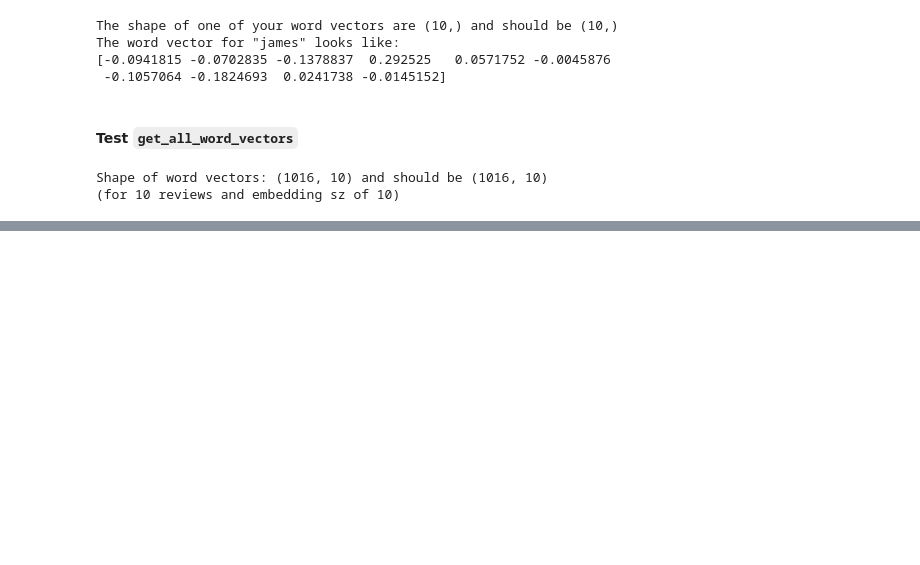
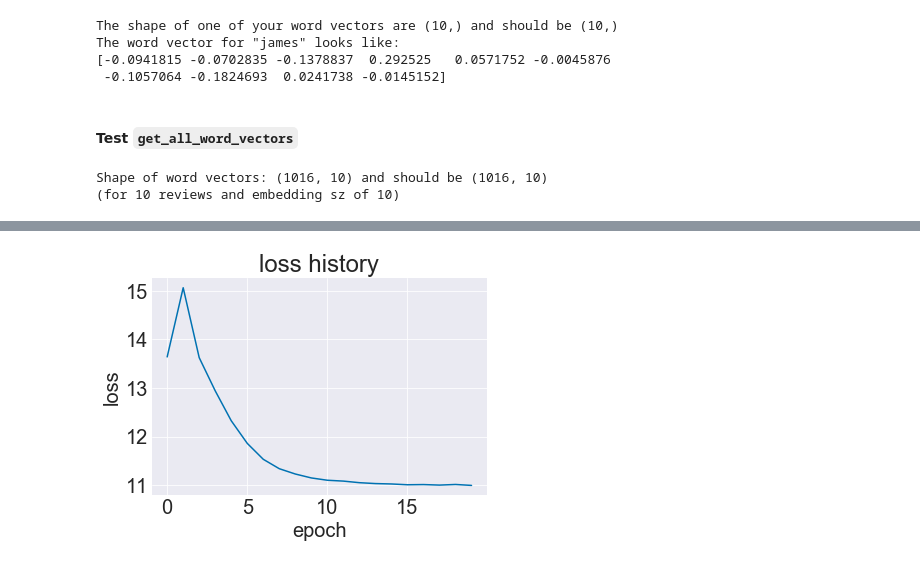
Before and after one commit to ejseal21/NeuralNetworks, a Jupyter notebook: project5/word_embeddings.ipynb, the cells around one changed output, grey strips where cells are left out. Drawn from its saved outputs; the diff is of its cells as text; code cells hidden in the pictures; blank space fills up the shorter version.

```diff
--- a/project5/word_embeddings.ipynb
+++ b/project5/word_embeddings.ipynb
@@ -342,0 +345,23 @@ np.save('results/imdb_word_strings', unique_words)
+# %%
+import preprocess_words
+np.random.seed(0)
+embedding_sz = 10
+
+corpus = word2vec.make_corpus(all_reviews[:10])
+unique_words = word2vec.find_unique_words(corpus)
+print("unique words before preprocessing:", len(unique_words))
+corpus, unique_words = preprocess_words.stem(corpus, unique_words)
+print("unique words after preprocessing:", len(unique_words))
+
+
+vocab_sz = len(unique_words)
+
+word2ind = word2vec.make_word2ind_mapping(unique_words)
+ind2word = word2vec.make_ind2word_mapping(unique_words)
+targets_onehot, contexts_int = word2vec.make_target_context_word_lists(corpus, word2ind, vocab_sz)
+
+# Create Skipgram object here
+skip = word2vec.Skipgram(input_shape=(1, vocab_sz), dense_interior_units=(embedding_sz,), n_classes=vocab_sz, wt_scale=1e-1)
+skip.compile('adam', lr=0.01)
+loss_history = skip.fit(targets_onehot, contexts_int, n_epochs=20, print_every=1)
+word_vecs = net.get_all_word_vectors(word2ind, unique_words)
@@ -342,0 +386,8 @@ np.save('results/imdb_word_strings', unique_words)
+# %%
+plt.plot(loss_history)
+plt.title("loss history")
+plt.xlabel("epoch")
+plt.ylabel("loss")
+plt.show()
+# %% [output]
+[figure, added]
```
Also changed, not shown: parts of 3 cells of this notebook, 4 other files.
